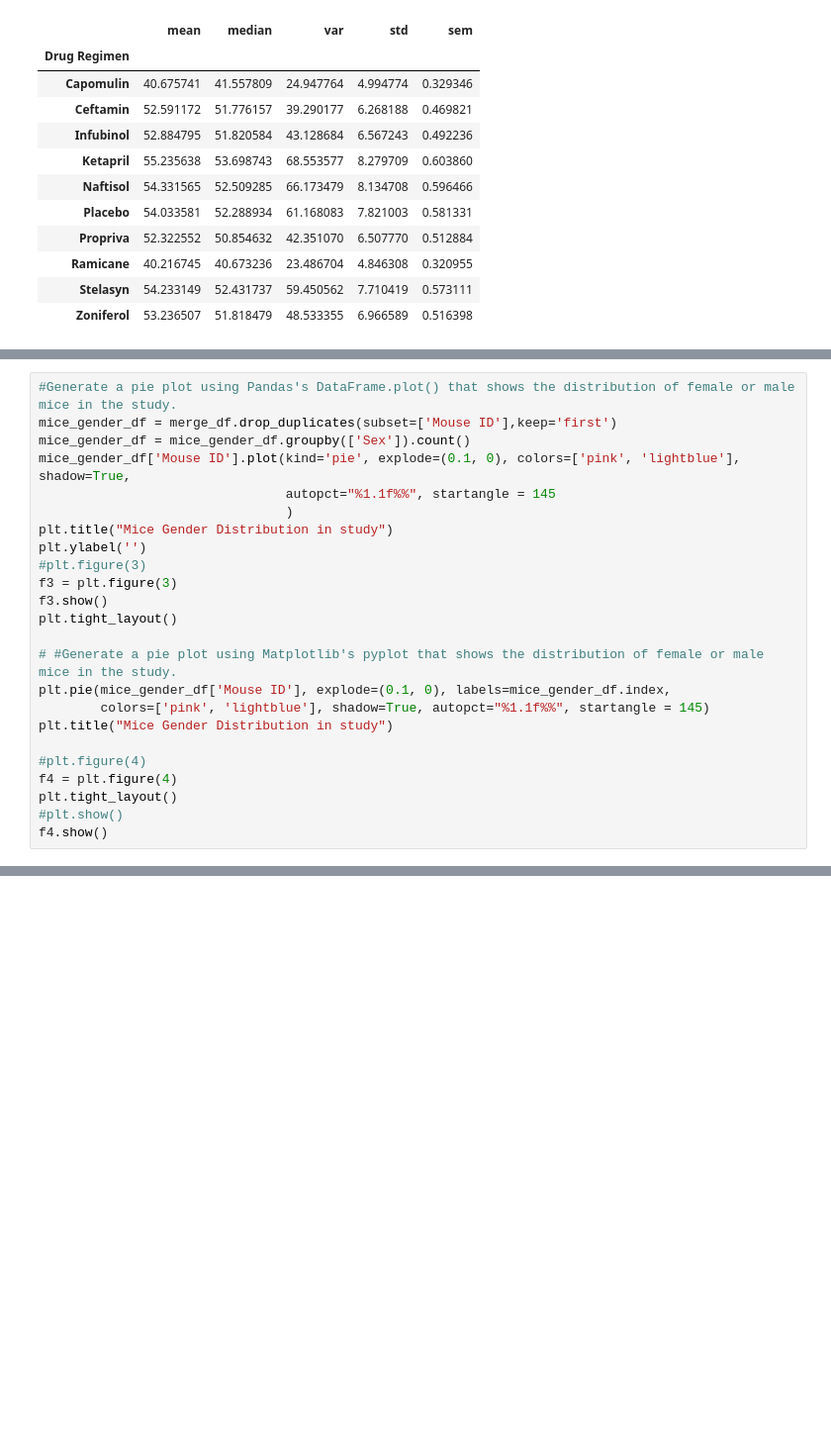
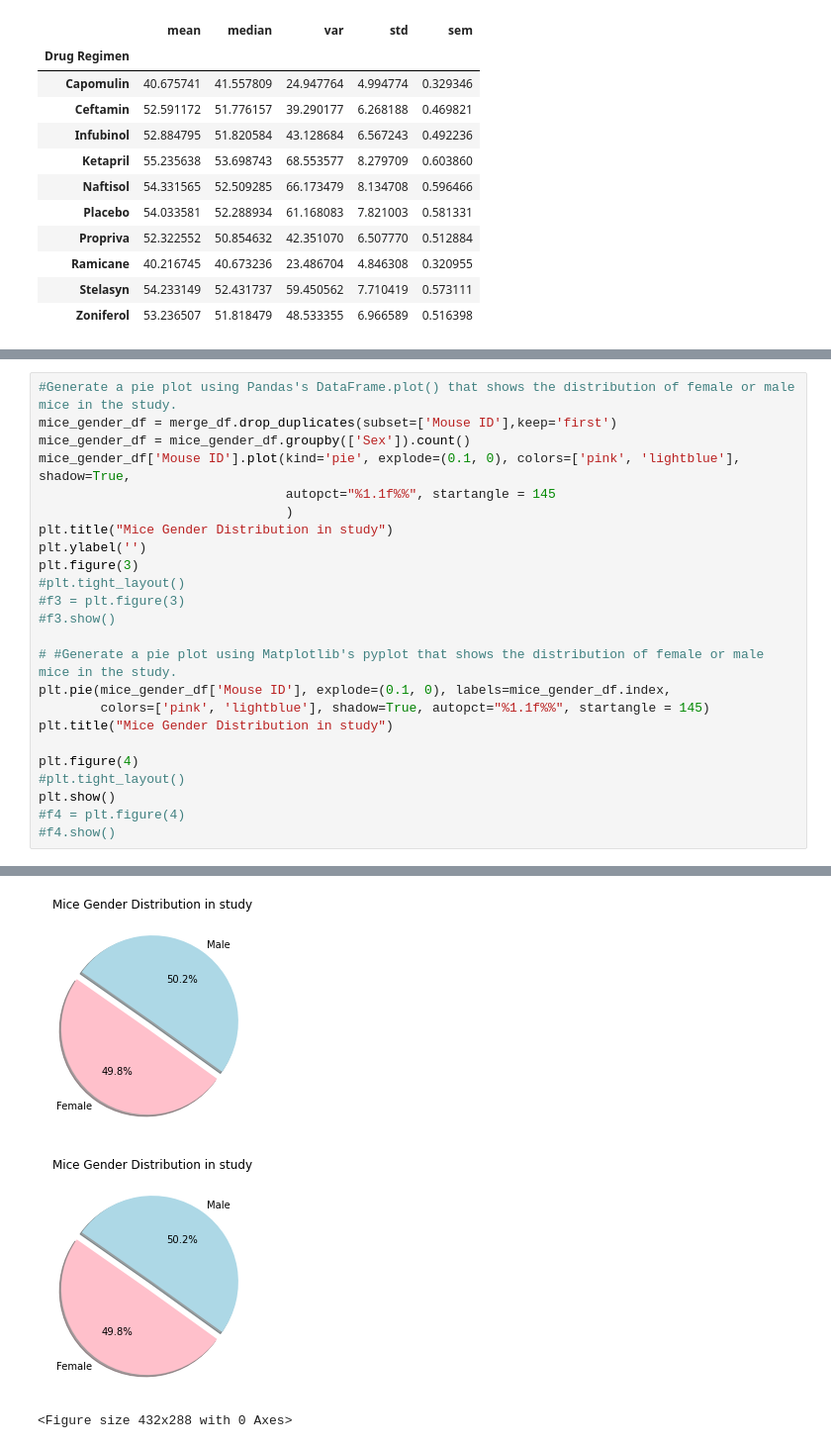
Before and after one commit to gucaselo/matplotlib, a Jupyter notebook: Pymaceuticals/Pymaceuticals.ipynb, the cells around one changed output, grey strips where cells are left out. Shown at 99% size. Cells and saved outputs as stored; diff of their text form; blank space fills up the shorter version.

```diff
--- a/Pymaceuticals/Pymaceuticals.ipynb
+++ b/Pymaceuticals/Pymaceuticals.ipynb
@@ -166,19 +166,19 @@ mice_gender_df['Mouse ID'].plot(kind='pie', explode=(0.1, 0), colors=['pink', 'l
                                 )
 plt.title("Mice Gender Distribution in study")
 plt.ylabel('')
-#plt.figure(3)
-f3 = plt.figure(3)
-f3.show()
-plt.tight_layout()
+plt.figure(3)
+#plt.tight_layout()
+#f3 = plt.figure(3)
+#f3.show()
 
 # #Generate a pie plot using Matplotlib's pyplot that shows the distribution of female or male mice in the study.
 plt.pie(mice_gender_df['Mouse ID'], explode=(0.1, 0), labels=mice_gender_df.index,
         colors=['pink', 'lightblue'], shadow=True, autopct="%1.1f%%", startangle = 145)
 plt.title("Mice Gender Distribution in study")
 
-#plt.figure(4)
-f4 = plt.figure(4)
-plt.tight_layout()
-#plt.show()
-f4.show()
+plt.figure(4)
+#plt.tight_layout()
+plt.show()
+#f4 = plt.figure(4)
+#f4.show()
 # %% [output]
@@ -188,0 +185,3 @@ f4.show()
+[figure, added]
+[figure, added]
+<Figure size 432x288 with 0 Axes>
```
Also changed, not shown: parts of 7 cells of this notebook.
